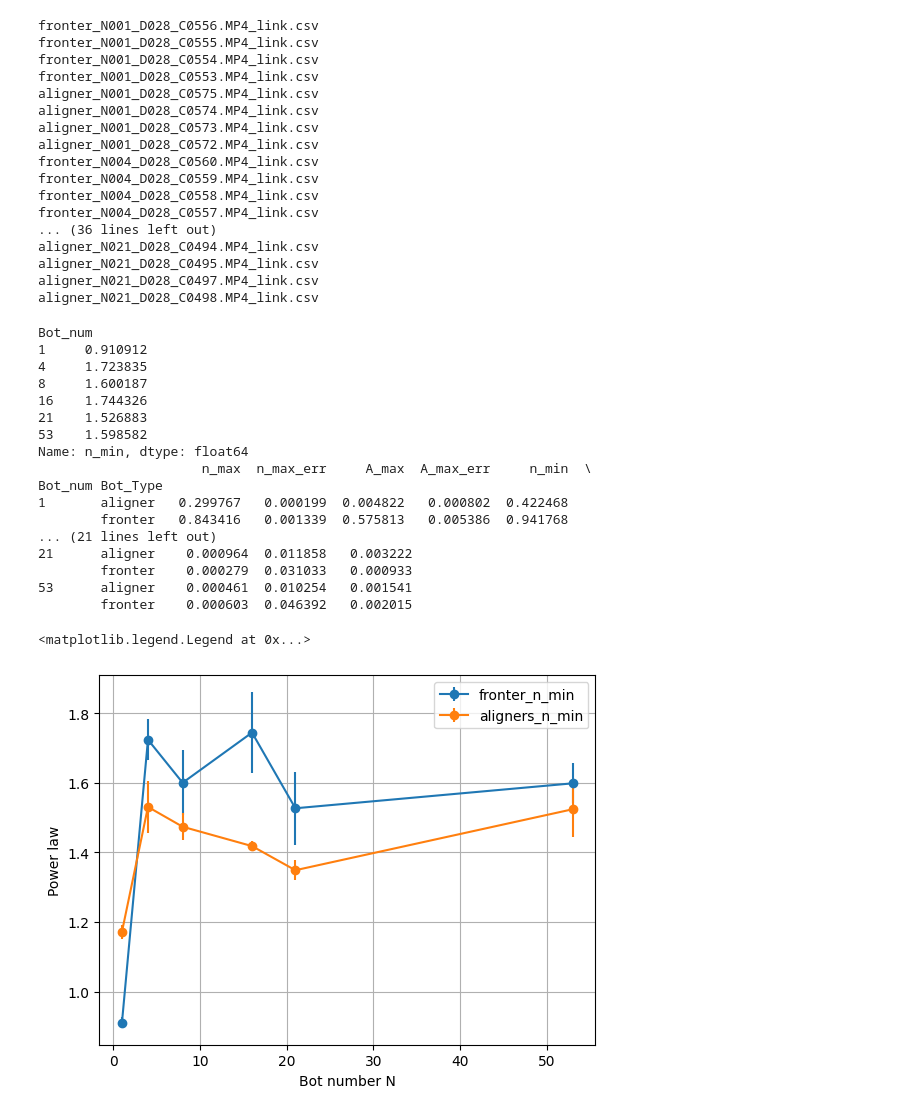
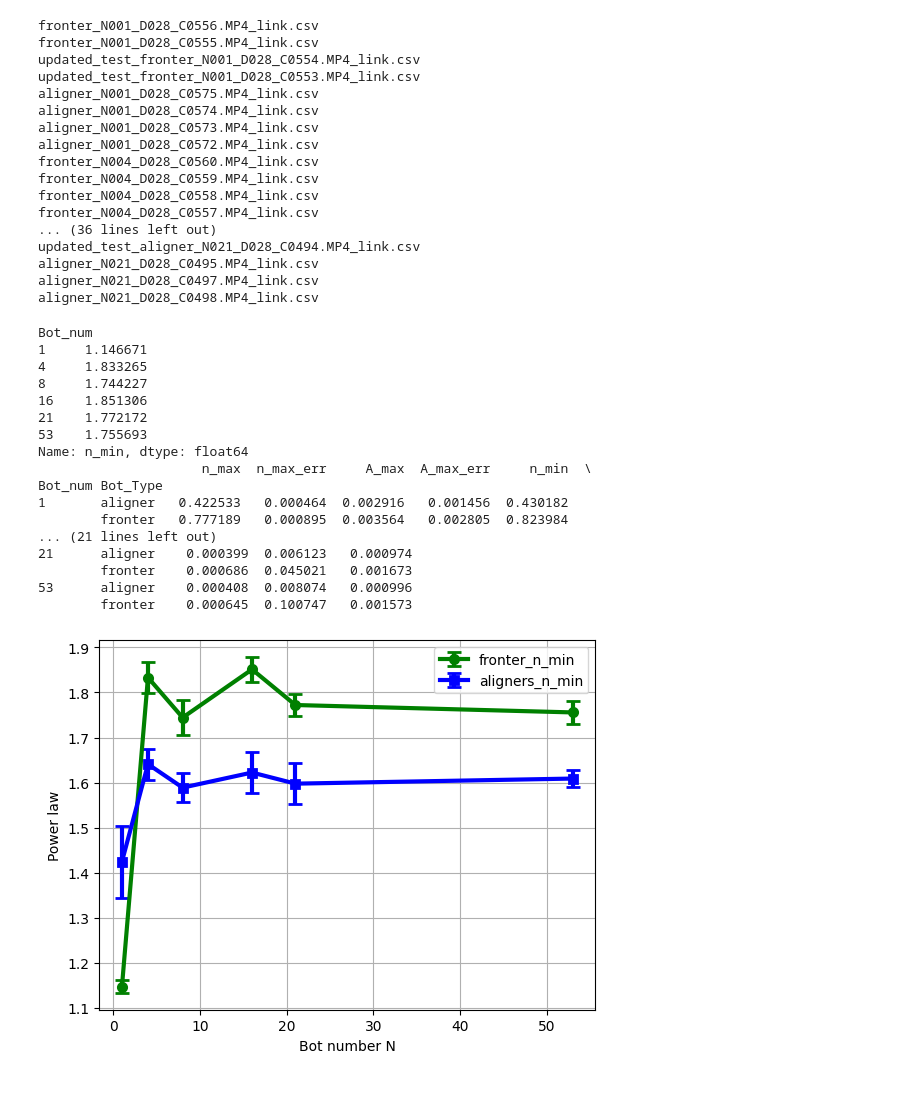
Before and after one commit to complex-lab/robotic_swarms, a Jupyter notebook: power_law_vs_num_bots.ipynb, the cells around one changed output. Saved outputs shown, nothing was run; the diff lists cells and outputs as text; code cells hidden in the pictures.

```diff
--- a/power_law_vs_num_bots.ipynb
+++ b/power_law_vs_num_bots.ipynb
@@ -33,7 +33,7 @@ def powerlaw(x,A,n):
 def linear_fit_log(x,n,A):
     return n*x+A
 # %%
-expSumFileNamePassive='C:\\Users\\User\\Documents\\Eden\\locate_git_code\\packaged\\expSumPack_botnum_28cm.csv'
+expSumFileNamePassive='C:\\Users\\User\\Documents\\Eden\\locate_git_code\\packaged\\expSumPack_botnum_28cm_updated.csv'
 expSumPassive=pd.read_csv(expSumFileNamePassive,index_col=0)
 passive_path='C:\\Users\\User\\Documents\\Eden\\locate_git_code\\packaged'
 all_data=pd.DataFrame()
@@ -41,9 +41,10 @@ for index,row in expSumPassive.iterrows():
     #bot experiment loop
     FileName=row.linkingFileNamePack
     bot_num_current=row.bots
-    starting_frame=read_time(row.start_min)
+    starting_frame=read_time(row.start_min)+10*25
+    ending_frame=read_time(row.end_min)
     data=pd.read_csv(passive_path+'\\'+FileName,index_col=0)
-    relevant_data=data.iloc[starting_frame:len(data)].reset_index()
+    relevant_data=data.iloc[starting_frame:ending_frame].reset_index()
     relevant_data['Filename']=[FileName]*len(relevant_data)
     relevant_data['BotNum']=[row.bots]*len(relevant_data)
     relevant_data['BotType']=[row.bottype]*len(relevant_data)
@@ -74,19 +75,20 @@ arenaSizePixels = 1090 # [pixels]
 arenaSizeCm = 150 # [cm]
 fps =25
 mpp = arenaSizeCm/arenaSizePixels/2 #[cm/pixel]
-expnum=49
+expnum=40
 exp_row=expSumPassive.iloc[expnum]
 expnun_Filename=exp_row.linkingFileNamePack
 print(expnun_Filename)
 data=all_data[(all_data['Filename']==expnun_Filename)]
 relevant_data_try = tp.filter_stubs(data,threshold=100)
 max_lagtime=int(len(relevant_data)/3)
+print(max_lagtime)
 imsd_try = tp.imsd(relevant_data_try,fps=fps,mpp=mpp,max_lagtime=max_lagtime)
 last_imsd_try=imsd_try.index[-1]
 lag_time_thresh=int(last_imsd_try/150)
 max_lagtime_thresh=int(last_imsd_try/3)
-relevant_imsd=imsd_try.loc[lag_time_thresh:max_lagtime_thresh]
-#relevant_imsd=imsd_try.loc[10:50]
+#relevant_imsd=imsd_try.loc[lag_time_thresh:max_lagtime_thresh]
+relevant_imsd=imsd_try.loc[4:35]
 fig,ax = plt.subplots()
 #ax.plot(np.log(imsd_try.index),np.log(imsd_try),label='msd')
 ax.loglog(imsd_try.index,imsd_try,label='msd')
@@ -126,13 +129,15 @@ for index,row in expSumPassive.iterrows():
     print(FileName)
     current_data=all_data[(all_data['Filename']==FileName)]
     relevant_data_try = tp.filter_stubs(current_data,threshold=100)
-    max_lagtime=int(len(relevant_data)/3)
-    imsd = tp.imsd(current_data,fps=fps,mpp=mpp,max_lagtime=max_lagtime)
+    max_lagtime=int(len(relevant_data_try)/3)
+    imsd = tp.imsd(relevant_data_try,fps=fps,mpp=mpp,max_lagtime=max_lagtime)
+    #imsd = tp.imsd(current_data,fps=fps,mpp=mpp,max_lagtime=max_lagtime)
     last_imsd_try=imsd.index[-1]
     lag_time_thresh=int(last_imsd_try/150)
     max_lagtime_thresh=int(last_imsd_try/3)
+    relevant_imsd_max=imsd.loc[2:50]
     #relevant_imsd_max=imsd.loc[lag_time_thresh:max_lagtime_thresh]
-    relevant_imsd_min=imsd.loc[10:50]
+    relevant_imsd_min=imsd.loc[4:20]
     p0=np.array([2,0.5])
     popt_max,pcov_max = sc.optimize.curve_fit(linear_fit_log,np.log(relevant_imsd_max.index),np.log(relevant_imsd_max.iloc[:,0]),p0=p0)
     perr_max = np.sqrt(np.diag(pcov_max))
@@ -157,8 +162,8 @@ power_law.to_csv(passive_path+'\\power_law_28cm_diameter.csv')
 # %% [output]
 fronter_N001_D028_C0556.MP4_link.csv
 fronter_N001_D028_C0555.MP4_link.csv
-fronter_N001_D028_C0554.MP4_link.csv
-fronter_N001_D028_C0553.MP4_link.csv
+updated_test_fronter_N001_D028_C0554.MP4_link.csv
+updated_test_fronter_N001_D028_C0553.MP4_link.csv
 aligner_N001_D028_C0575.MP4_link.csv
 aligner_N001_D028_C0574.MP4_link.csv
 aligner_N001_D028_C0573.MP4_link.csv
@@ -168,7 +173,7 @@ fronter_N004_D028_C0559.MP4_link.csv
 fronter_N004_D028_C0558.MP4_link.csv
 fronter_N004_D028_C0557.MP4_link.csv
 ... (36 lines left out)
-aligner_N021_D028_C0494.MP4_link.csv
+updated_test_aligner_N021_D028_C0494.MP4_link.csv
 aligner_N021_D028_C0495.MP4_link.csv
 aligner_N021_D028_C0497.MP4_link.csv
 aligner_N021_D028_C0498.MP4_link.csv
@@ -179,38 +184,45 @@ std_data=power_law.groupby(by=["Bot_num","Bot_Type"]).std()
 print(std_data)
 # %% [output]
 Bot_num
-1     0.910912
-4     1.723835
-8     1.600187
-16    1.744326
-21    1.526883
-53    1.598582
+1     1.146671
+4     1.833265
+8     1.744227
+16    1.851306
+21    1.772172
+53    1.755693
 Name: n_min, dtype: float64
                      n_max  n_max_err     A_max  A_max_err     n_min  \
 Bot_num Bot_Type
-1       aligner   0.299767   0.000199  0.004822   0.000802  0.422468
-        fronter   0.843416   0.001339  0.575813   0.005386  0.941768
+1       aligner   0.422533   0.000464  0.002916   0.001456  0.430182
+        fronter   0.777189   0.000895  0.003564   0.002805  0.823984
 ... (21 lines left out)
-21      aligner    0.000964  0.011858   0.003222
-        fronter    0.000279  0.031033   0.000933
-53      aligner    0.000461  0.010254   0.001541
-        fronter    0.000603  0.046392   0.002015
+21      aligner    0.000399  0.006123   0.000974
+        fronter    0.000686  0.045021   0.001673
+53      aligner    0.000408  0.008074   0.000996
+        fronter    0.000645  0.100747   0.001573
 # %%
 fronter_data=mean_data.loc[("fronter","n_min")]
 fronter_data_max= mean_data.loc[("fronter","n_max")]
 fronter_diff=fronter_data-fronter_data_max
 aligner_data=mean_data.loc[("aligner","n_min")]
 aligner_data_max=mean_data.loc[("aligner","n_max")]
 aligner_diff=aligner_data-aligner_data_max
 fig,ax = plt.subplots()
-ax.errorbar(x=fronter_data.index,y=fronter_data,marker='o',label='fronter_n_min',yerr=fronter_diff.to_numpy())
+ax.errorbar(x=fronter_data.index,y=fronter_data,label='fronter_n_min',yerr=np.abs(fronter_diff.to_numpy())/2,marker='o',capsize=5,color='green'
+             ,markeredgewidth=2,elinewidth=3,linewidth=3)
 #ax.plot(fronter_data_max.index,fronter_data_max,'-o',label='fronter_n_max')
-ax.errorbar(x=aligner_data.index,y=aligner_data,marker='o',label='aligners_n_min',yerr=np.abs(aligner_diff.to_numpy()))
+ax.errorbar(x=aligner_data.index,y=aligner_data,label='aligners_n_min',yerr=np.abs(aligner_diff.to_numpy())/2,marker='s',capsize=5,color='blue'
+             ,markeredgewidth=2,elinewidth=3,linewidth=3)
 #ax.plot(aligner_data_max.index,aligner_data_max,'-o',label='aligners_n_max')
 ax.set_xlabel('Bot number N')
 ax.set_ylabel('Power law')
+#ax.set_title('Imsd Power law Vs. Botnum')
 ax.grid()
 ax.legend()
+saved_data=pd.DataFrame(data={'fronter_data': fronter_data
+                              ,'fronter_data_max': fronter_data_max,'fronter_diff':fronter_diff,'aligner_data':aligner_data
+                              ,'aligner_data_max':aligner_data_max,'aligner_diff':aligner_diff})
+saved_data.to_csv('C:\\Users\\User\\Documents\\Eden\\locate_git_code\\production\\powerlaw_vs_botnum_28cm.csv')
+fig.savefig('C:\\Users\\User\\Documents\\Eden\\locate_git_code\\production\\powerlaw_vs_botnum_28cm.png',bbox_inches='tight')
 # %% [output]
-<matplotlib.legend.Legend at 0x...>
-[figure, old version]
+[figure, new version]
```
Also changed, not shown: parts of 2 cells of this notebook.
